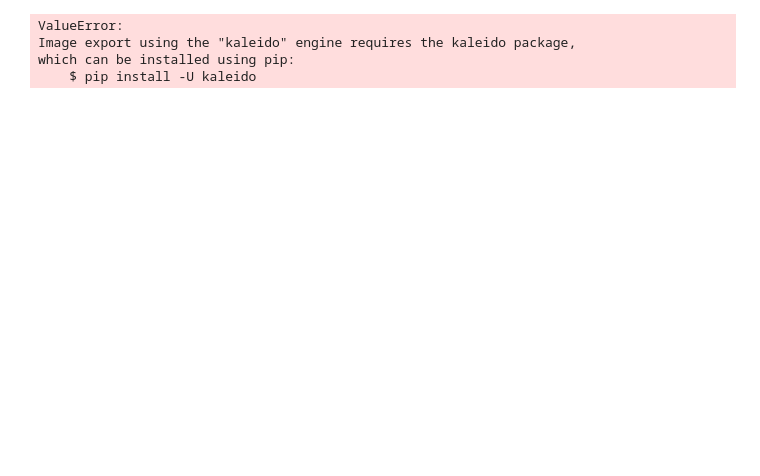
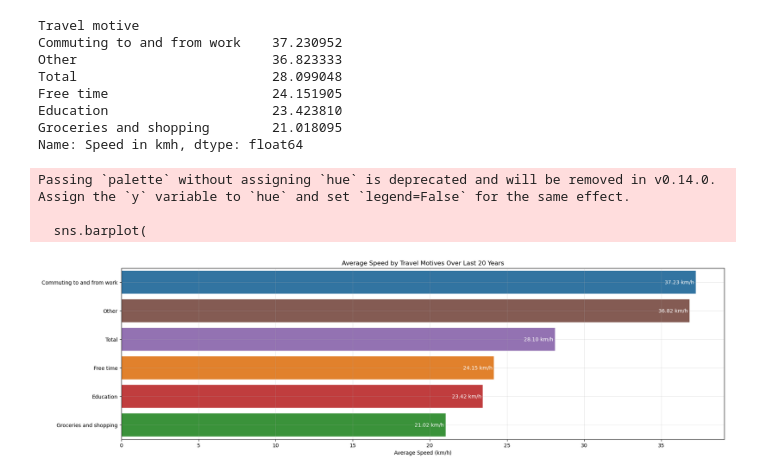
Before and after one commit to WoutevdH/TIL6020-LabAssignments, a Jupyter notebook: test patrick en martijn.ipynb, the cells around one changed output. Cells and saved outputs as stored; diff of their text form; code cells hidden in the pictures; blank space fills up the shorter version.

```diff
--- a/test patrick en martijn.ipynb
+++ b/test patrick en martijn.ipynb
@@ -88,48 +92,64 @@ display(total)
 # %%
-import plotly.express as px
 
+# Calculate the average speed by travel motive
+average_speed = total.groupby('Travel motive')['Speed in kmh'].mean().sort_values(ascending=False)
+print(average_speed)
 # Define a color dictionary for each travel motive
 color_map = {
     'Commuting to and from work': '#1f77b4',
     'Free time': '#ff7f0e',
     'Groceries and shopping': '#2ca02c',
     'Education': '#d62728',
     'Total': '#9467bd',
     'Other': '#8c564b'
 }
 
-# Calculate the average speed by travel motive, sort in descending order, and move "Total" to the top
-average_speed = total.groupby('Travel motives')['Speed in kmh'].mean().sort_values(ascending=False).round(2)
+# Prepare the data in a DataFrame format
+average_speed_df = pd.DataFrame({
+    'Travel motive': average_speed.index,
+    'Average speed (km/h)': average_speed.values
+})
 
-# Ensure "Total" appears first in the sorted Series
-average_speed = average_speed.reindex(['Total'] + [motive for motive in average_speed.index if motive != 'Total'])
+# Set plot size
+plt.figure(figsize=(21, 6))
 
-# Create the horizontal bar plot with colors assigned by the color map
-fig = px.bar(
-    average_speed,
-    x=average_speed.values,
-    y=average_speed.index,
-    orientation='h',
-    title='Average speed by travel motives over last 20 years',
-    labels={'x': 'Average speed (km/h)', 'y': 'Travel motives'},
-    color=average_speed.index,  # Set color by travel motives
-    color_discrete_map=color_map  # Apply custom color map
+# Create the bar plot with custom colors and specified order
+sns.barplot(
+    data=average_speed_df,
+    y='Travel motive',
+    x='Average speed (km/h)',
+    palette=color_map
 )
 
-# Update layout to remove the legend and ensure "Total" is at the top
-fig.update_layout(
-    xaxis_title="Average speed (km/h)",
-    yaxis_title="",
-    showlegend=False  # Remove legend
-)
+# Add value labels to the end of each bar
+for index, value in enumerate(average_speed_df['Average speed (km/h)']):
+    plt.text(
+        value - 2, index,  # Position slightly to the left of the bar
+        f'{value:.2f} km/h',  # Format value to 2 decimal places
+        color='white',
+        va='center'
+    )
 
+# Set the title and labels
+plt.title('Average Speed by Travel Motives Over Last 20 Years')
+plt.xlabel('Average Speed (km/h)')
+plt.ylabel('')
+plt.grid(alpha=0.3)
+
+# Save the plot as a PNG file
+plt.savefig("average_speed_by_travel_motives.png", bbox_inches='tight')
 # Show the plot
-fig.show()
-
-fig.write_image("average_speed_by_travel_motives.png")
-Image("average_speed_by_travel_motives.png")
+plt.show()
 # %% [output]
-ValueError:
-Image export using the "kaleido" engine requires the kaleido package,
-which can be installed using pip:
-    $ pip install -U kaleido
+Travel motive
+Commuting to and from work    37.230952
+Other                         36.823333
+Total                         28.099048
+Free time                     24.151905
+Education                     23.423810
+Groceries and shopping        21.018095
+Name: Speed in kmh, dtype: float64
+Passing `palette` without assigning `hue` is deprecated and will be removed in v0.14.0. Assign the `y` variable to `hue` and set `legend=False` for the same effect.
+
+  sns.barplot(
+[figure, added]
```
Also changed, not shown: parts of 3 cells of this notebook, 4 other files.
